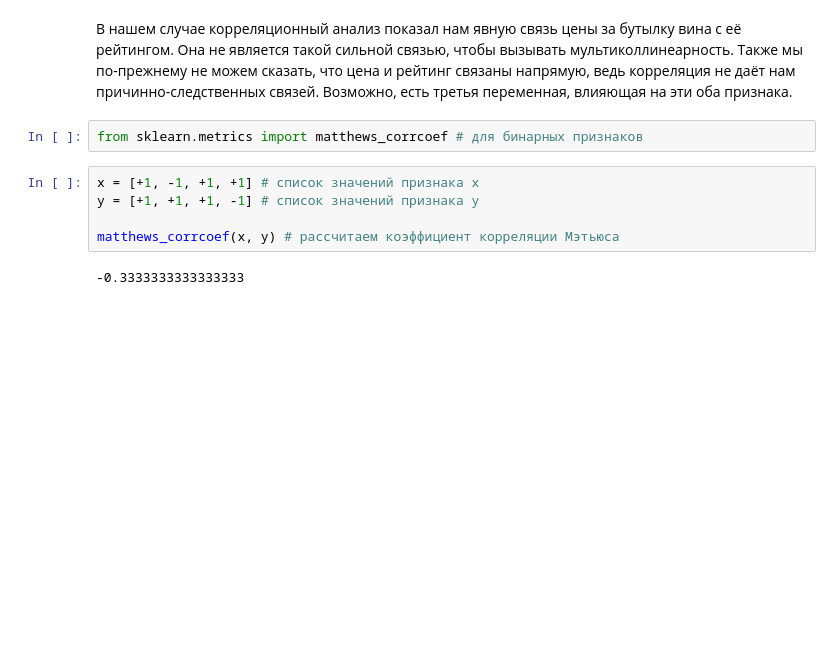
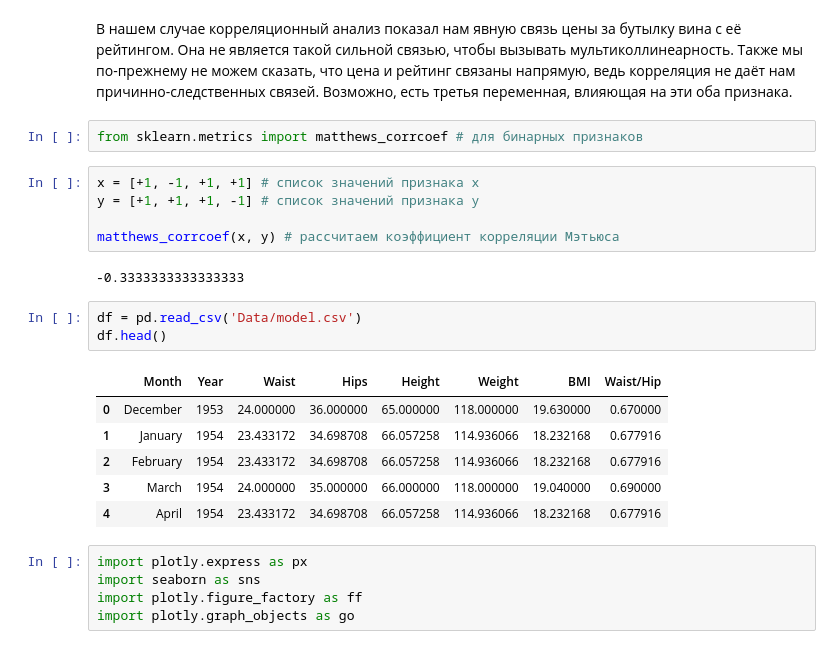
Before and after one commit to Erkobrax/DS_Edu, a Jupyter notebook: BLOCK_3_EDA/MathStat_1.ipynb, the cells around one changed output. Cells and saved outputs as stored; diff of their text form; blank space fills up the shorter version.

```diff
--- a/BLOCK_3_EDA/MathStat_1.ipynb
+++ b/BLOCK_3_EDA/MathStat_1.ipynb
@@ -52,3 +52,18 @@ y = [+1, +1, +1, -1] # список значений признака y
 matthews_corrcoef(x, y) # рассчитаем коэффициент корреляции Мэтьюса
 # %% [output]
 -0.3333333333333333
+# %%
+df = pd.read_csv('Data/model.csv')
+df.head()
+# %% [output]
+|  | Month | Year | Waist | Hips | Height | Weight | BMI | Waist/Hip |
+| 0 | December | 1953 | 24.000000 | 36.000000 | 65.000000 | 118.000000 | 19.630000 | 0.670000 |
+| 1 | January | 1954 | 23.433172 | 34.698708 | 66.057258 | 114.936066 | 18.232168 | 0.677916 |
+| 2 | February | 1954 | 23.433172 | 34.698708 | 66.057258 | 114.936066 | 18.232168 | 0.677916 |
+| 3 | March | 1954 | 24.000000 | 35.000000 | 66.000000 | 118.000000 | 19.040000 | 0.690000 |
+| 4 | April | 1954 | 23.433172 | 34.698708 | 66.057258 | 114.936066 | 18.232168 | 0.677916 |
+# %%
+import plotly.express as px
+import seaborn as sns
+import plotly.figure_factory as ff
+import plotly.graph_objects as go
```
Also changed, not shown: parts of 6 cells of this notebook.
